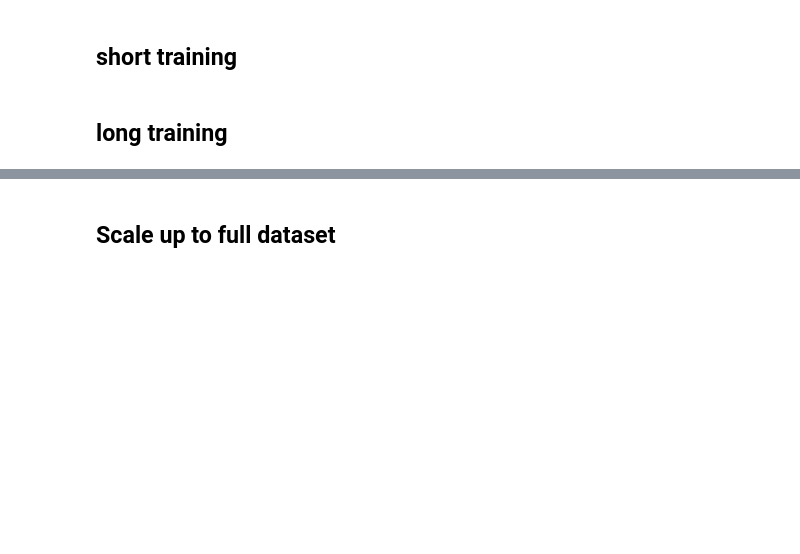
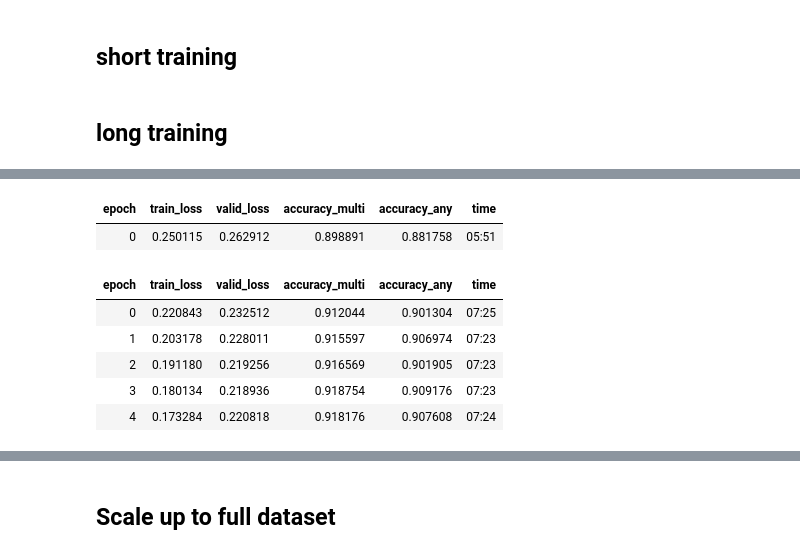
Before and after one commit to CozyDoomer/RSNA-intracranial-hemorrhage-detection, a Jupyter notebook: prototyping-fastai.ipynb, the cells around one changed output, grey strips where cells are left out. Saved outputs shown, nothing was run; the diff lists cells and outputs as text; code cells hidden in the pictures; blank space fills up the shorter version.

```diff
--- a/prototyping-fastai.ipynb
+++ b/prototyping-fastai.ipynb
@@ -168,4 +181,13 @@ learn.save('xresnet50_128px_sample')
 # %%
-do_fit(192, 160, 20, 5e-4, save_name='xresnet50_160px_sample')
+do_fit(192, 160, 4, 2e-3, save_name='xresnet50_160px_sample')
+# %% [output]
+| epoch | train_loss | valid_loss | accuracy_multi | accuracy_any | time |
+| 0 | 0.250115 | 0.262912 | 0.898891 | 0.881758 | 05:51 |
+| epoch | train_loss | valid_loss | accuracy_multi | accuracy_any | time |
+| 0 | 0.220843 | 0.232512 | 0.912044 | 0.901304 | 07:25 |
+| 1 | 0.203178 | 0.228011 | 0.915597 | 0.906974 | 07:23 |
+| 2 | 0.191180 | 0.219256 | 0.916569 | 0.901905 | 07:23 |
+| 3 | 0.180134 | 0.218936 | 0.918754 | 0.909176 | 07:23 |
+| 4 | 0.173284 | 0.220818 | 0.918176 | 0.907608 | 07:24 |
 # %%
 learn = learn.load('xresnet50_160px_sample')
```
Also changed, not shown: parts of 20 cells of this notebook.
